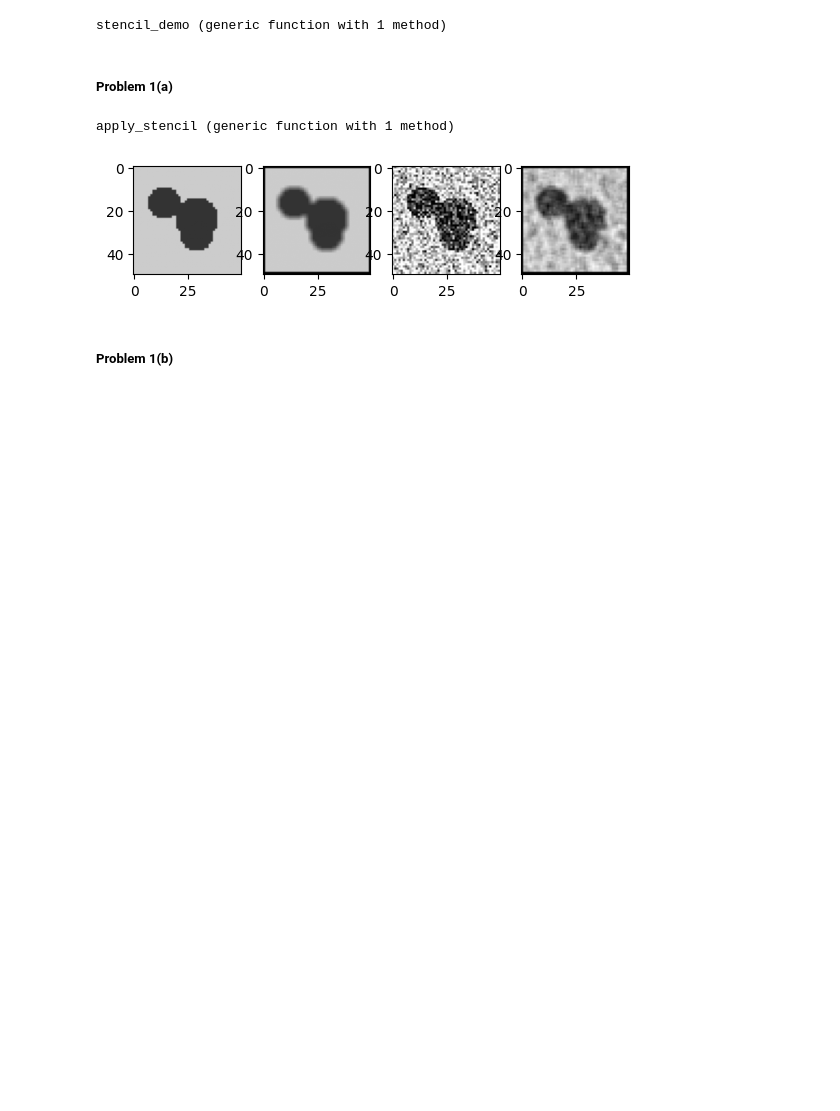
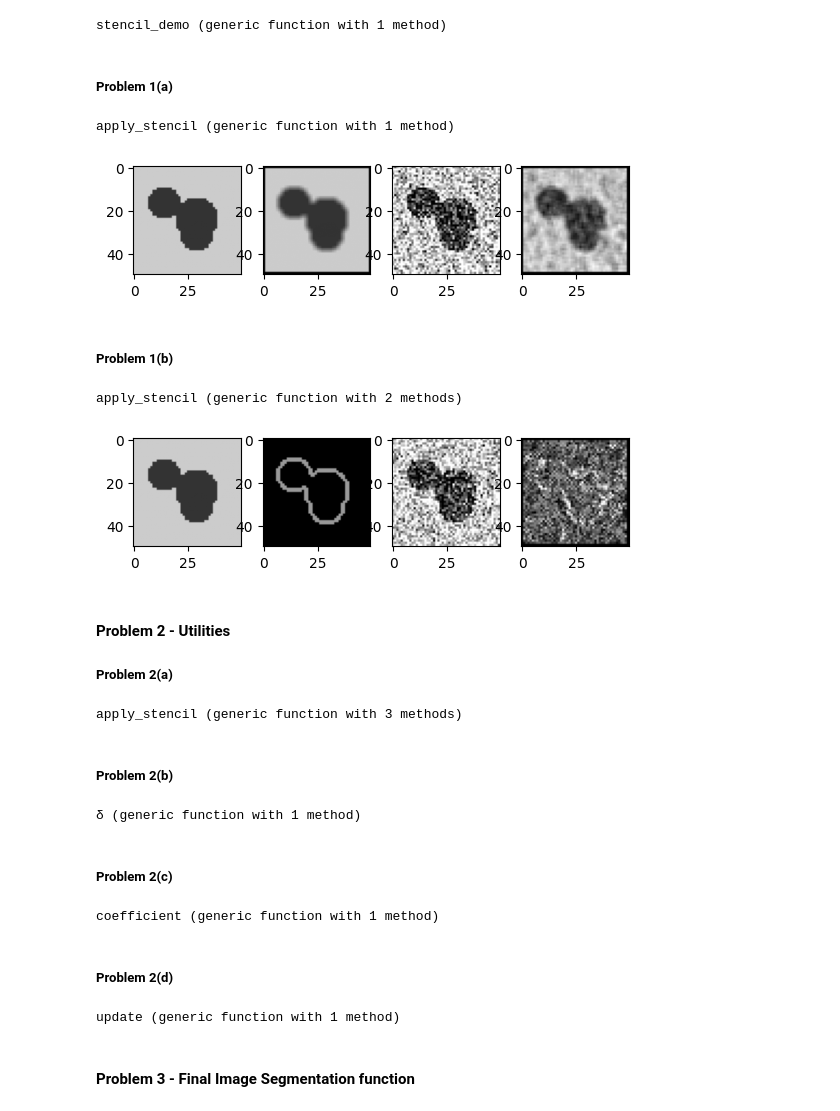
Before and after one commit to TagoreZhao/MATH124, a Jupyter notebook: PA4.ipynb, the cells around one changed output. Saved outputs shown, nothing was run; the diff lists cells and outputs as text; code cells hidden in the pictures; blank space fills up the shorter version.

```diff
--- a/PA4.ipynb
+++ b/PA4.ipynb
@@ -96,3 +96,82 @@ stencil_demo(AverageStencil())
 [figure]
 # %% [markdown]
 ##### Problem 1(b)
+# %%
+#Define the mean filter subtype
+struct EdgeStencil <: AbstractStencil end
+
+apply_to_3x3(s::EdgeStencil, A33) = max(abs(A33[3,2] - A33[1,2]), abs(A33[2,3] - A33[2,1]))
+
+function apply_stencil(s::EdgeStencil,A)
+    B = 0*A
+    for i = 2:size(A,1)-1, j = 2:size(A,2)-1
+        a = A[i-1:i+1, j-1:j+1]
+        B[i,j] = apply_to_3x3(s,a)
+    end
+    return B
+end
+# %% [output]
+apply_stencil (generic function with 2 methods)
+# %%
+# Test code
+stencil_demo(EdgeStencil())
+# %% [output]
+[figure, added]
+# %% [markdown]
+#### Problem 2 - Utilities
+
+##### Problem 2(a)
+# %%
+struct KappaStencil <: AbstractStencil end
+
+function apply_to_3x3(s::KappaStencil,A33)
+    xx = A33[3,2]-2*A33[2,2]+A33[1,2]
+    yy = A33[2,3]-2*A33[2,2]+A33[2,1]
+    xy = (A33[3,3]-A33[1,3]-A33[3,1]+A33[1,1])/4
+    x = (A33[3,2]-A33[1,2])/2
+    y = (A33[2,3]-A33[2,1])/2
+    k0 = (xx*((y)^2)-2*x*y*xy+yy*((x)^2))/(((x^2)+(y^2))^(3/2)+10^(-6))
+    kij = maximum([minimum([k0,5]),-5])
+    return kij
+end
+
+function apply_stencil(s::KappaStencil,A)
+    B = 0*A
+    for i = 2:size(A,1)-1, j = 2:size(A,2)-1
+        a = A[i-1:i+1, j-1:j+1]
+        B[i,j] = apply_to_3x3(s,a)
+    end
+    return B
+end
+# %% [output]
+apply_stencil (generic function with 3 methods)
+# %% [markdown]
+##### Problem 2(b)
+# %%
+@. H(t) = 1/2*(1+2/π*atan(t))
+@. δ(t) = 1/(π*(t^2+1))
+# %% [output]
+δ (generic function with 1 method)
+# %% [markdown]
+##### Problem 2(c)
+# %%
+function coefficient(Φ,A)
+    c1 = (sum(A .* H.(Φ)))/sum(H.(Φ))
+    c2 = (sum(A .* (1 .- H.(Φ))))/(sum(1 .- H.(Φ)))
+    return c1,c2
+end
+# %% [output]
+coefficient (generic function with 1 method)
+# %% [markdown]
+##### Problem 2(d)
+# %%
+function update(Φ,A)
+    c1,c2 = coefficient(Φ,A)
+    s = KappaStencil()
+    m = 100 .*δ(Φ).*(0.2.*apply_stencil(s,Φ).-((A .- c1).^2)+(A.-c2).^2)
+    return m
+end
+# %% [output]
+update (generic function with 1 method)
+# %% [markdown]
+#### Problem 3 - Final Image Segmentation function
```
Also changed, not shown: parts of 3 cells of this notebook.
